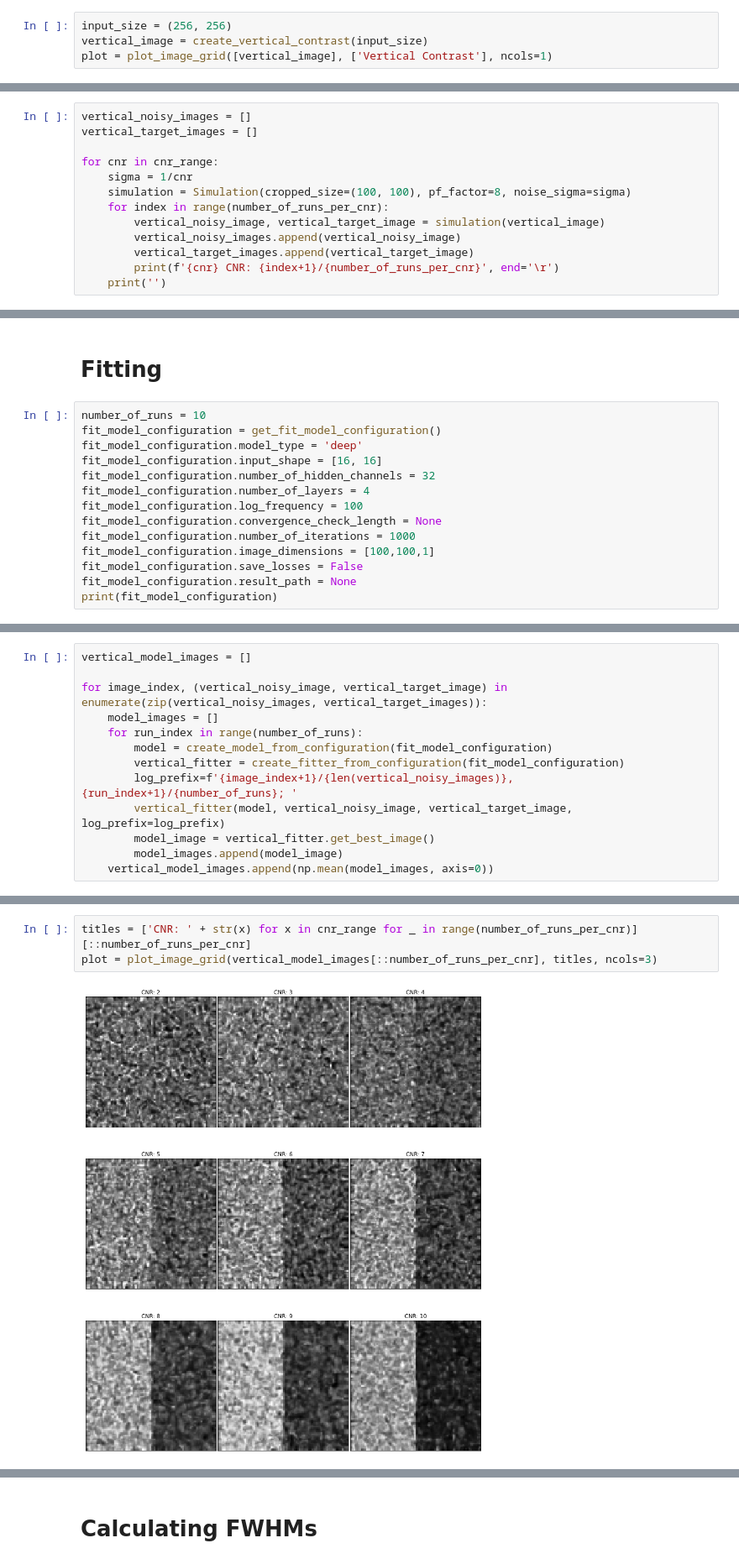
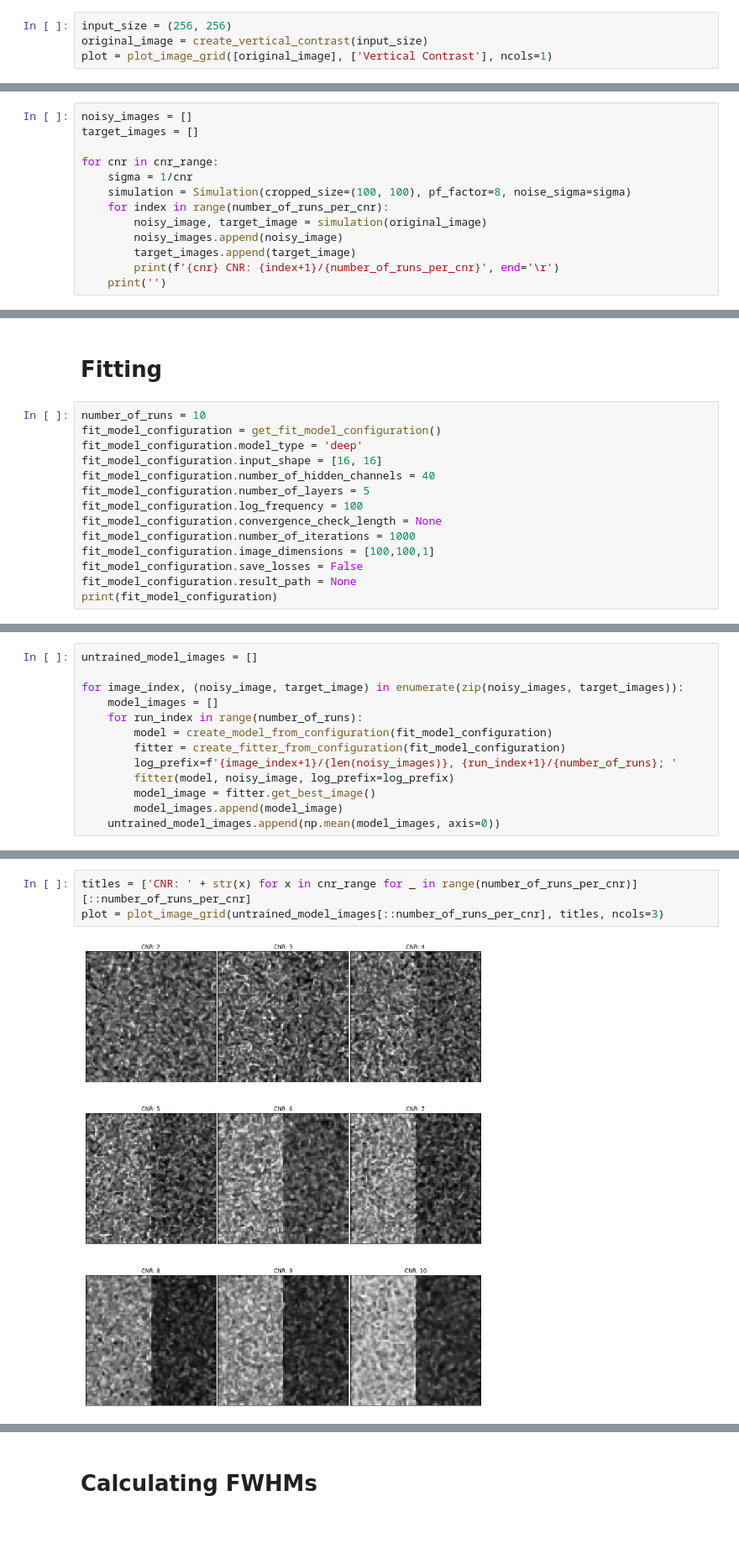
Before and after one commit to jkbg/DiffusionMRI, a Jupyter notebook: full_width_half_maximum.ipynb, the cells around one changed output, grey strips where cells are left out. Shown at 84% size. Cells and saved outputs as stored; diff of their text form; blank space fills up the shorter version.

```diff
--- a/full_width_half_maximum.ipynb
+++ b/full_width_half_maximum.ipynb
@@ -79,8 +37,8 @@ def create_vertical_contrast(size):
     return np.concatenate((np.ones((size[0],size[1]//2)), np.zeros((size[0],size[1]//2))), axis=1)
 # %%
 input_size = (256, 256)
-vertical_image = create_vertical_contrast(input_size)
-plot = plot_image_grid([vertical_image], ['Vertical Contrast'], ncols=1)
+original_image = create_vertical_contrast(input_size)
+plot = plot_image_grid([original_image], ['Vertical Contrast'], ncols=1)
 # %% [output]
 [figure]
 # %% [markdown]
@@ -89,16 +47,16 @@ plot = plot_image_grid([vertical_image], ['Vertical Contrast'], ncols=1)
 cnr_range = [2, 3, 4, 5, 6, 7, 8, 9, 10]
 number_of_runs_per_cnr = 50
 # %%
-vertical_noisy_images = []
-vertical_target_images = []
+noisy_images = []
+target_images = []
 
 for cnr in cnr_range:
     sigma = 1/cnr
     simulation = Simulation(cropped_size=(100, 100), pf_factor=8, noise_sigma=sigma)
     for index in range(number_of_runs_per_cnr):
-        vertical_noisy_image, vertical_target_image = simulation(vertical_image)
-        vertical_noisy_images.append(vertical_noisy_image)
-        vertical_target_images.append(vertical_target_image)
+        noisy_image, target_image = simulation(original_image)
+        noisy_images.append(noisy_image)
+        target_images.append(target_image)
         print(f'{cnr} CNR: {index+1}/{number_of_runs_per_cnr}', end='\r')
     print('')
 # %% [output]
@@ -123,8 +81,8 @@ number_of_runs = 10
 fit_model_configuration = get_fit_model_configuration()
 fit_model_configuration.model_type = 'deep'
 fit_model_configuration.input_shape = [16, 16]
-fit_model_configuration.number_of_hidden_channels = 32
-fit_model_configuration.number_of_layers = 4
+fit_model_configuration.number_of_hidden_channels = 40
+fit_model_configuration.number_of_layers = 5
 fit_model_configuration.log_frequency = 100
 fit_model_configuration.convergence_check_length = None
 fit_model_configuration.number_of_iterations = 1000
@@ -148,16 +106,16 @@ save_losses: False
 constant_input: False
 data_type: <class 'torch.cuda.FloatTensor'>
 # %%
-vertical_model_images = []
+untrained_model_images = []
 
-for image_index, (vertical_noisy_image, vertical_target_image) in enumerate(zip(vertical_noisy_images, vertical_target_images)):
+for image_index, (noisy_image, target_image) in enumerate(zip(noisy_images, target_images)):
     model_images = []
     for run_index in range(number_of_runs):
         model = create_model_from_configuration(fit_model_configuration)
-        vertical_fitter = create_fitter_from_configuration(fit_model_configuration)
-        log_prefix=f'{image_index+1}/{len(vertical_noisy_images)}, {run_index+1}/{number_of_runs}; '
-        vertical_fitter(model, vertical_noisy_image, vertical_target_image, log_prefix=log_prefix)
-        model_image = vertical_fitter.get_best_image()
+        fitter = create_fitter_from_configuration(fit_model_configuration)
+        log_prefix=f'{image_index+1}/{len(noisy_images)}, {run_index+1}/{number_of_runs}; '
+        fitter(model, noisy_image, log_prefix=log_prefix)
+        model_image = fitter.get_best_image()
         model_images.append(model_image)
-    vertical_model_images.append(np.mean(model_images, axis=0))
+    untrained_model_images.append(np.mean(model_images, axis=0))
 # %% [output]
@@ -165,5 +123,5 @@ for image_index, (vertical_noisy_image, vertical_target_image) in enumerate(zip(
 # %%
 titles = ['CNR: ' + str(x) for x in cnr_range for _ in range(number_of_runs_per_cnr)][::number_of_runs_per_cnr]
-plot = plot_image_grid(vertical_model_images[::number_of_runs_per_cnr], titles, ncols=3)
+plot = plot_image_grid(untrained_model_images[::number_of_runs_per_cnr], titles, ncols=3)
 # %% [output]
-[figure, old version]
+[figure, new version]
```
Also changed, not shown: parts of 14 cells of this notebook, 2 other files.
